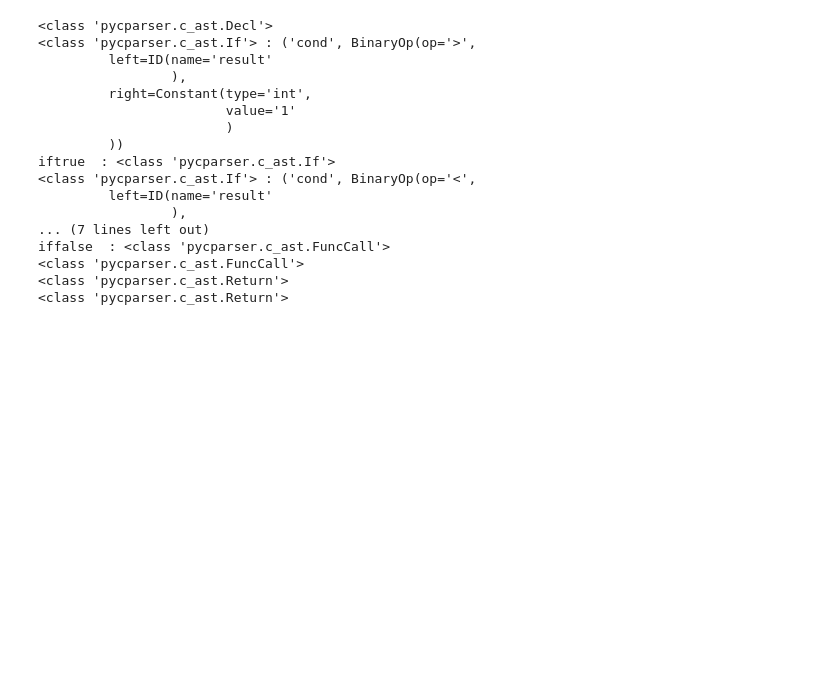
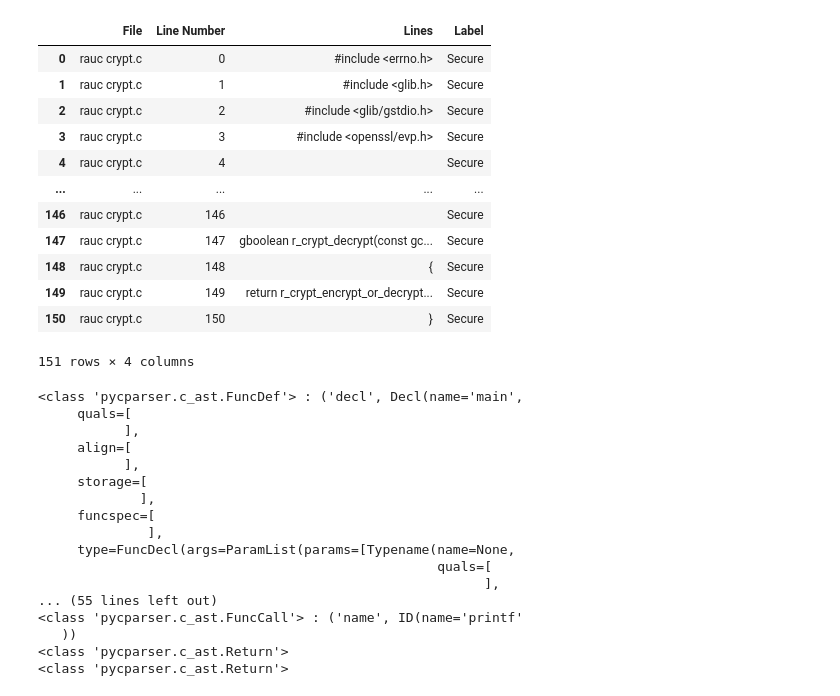
Before and after one commit to sakshmenon/Faulthunter-new-approach, a Jupyter notebook: Scripts/C_parser_prototype.ipynb, the cells around one changed output. Drawn from its saved outputs; the diff is of its cells as text; code cells hidden in the pictures; blank space fills up the shorter version.

Commit message:
node mapping and line offset

```diff
--- a/Scripts/C_parser_prototype.ipynb
+++ b/Scripts/C_parser_prototype.ipynb
@@ -62,3 +77,21 @@ int main(void)
+# %%
+df_dictionary = dataframe_init(gpu_token)
+# %%
+df_dictionary['rauc crypt.c']
+# %% [output]
+|  | File | Line Number | Lines | Label |
+| 0 | rauc crypt.c | 0 | #include <errno.h> | Secure |
+| 1 | rauc crypt.c | 1 | #include <glib.h> | Secure |
+| 2 | rauc crypt.c | 2 | #include <glib/gstdio.h> | Secure |
+| 3 | rauc crypt.c | 3 | #include <openssl/evp.h> | Secure |
+| 4 | rauc crypt.c | 4 |  | Secure |
+| ... | ... | ... | ... | ... |
+| 146 | rauc crypt.c | 146 |  | Secure |
+| 147 | rauc crypt.c | 147 | gboolean r_crypt_decrypt(const gc... | Secure |
+| 148 | rauc crypt.c | 148 | { | Secure |
+| 149 | rauc crypt.c | 149 | return r_crypt_encrypt_or_decrypt... | Secure |
+| 150 | rauc crypt.c | 150 | } | Secure |
+151 rows × 4 columns
 # %%
 parser = c_parser.CParser()
 generator = c_generator.CGenerator()
@@ -70,48 +109,58 @@ branch_insecurities = {pycparser.c_ast.If: {'key': 'cond', 'branches': ('iftrue'
 HAMMING_WEIGHT = 4
 # %%
-parent_ast = ast.children()[0][1].body
+parent_ast = ast#.children()[0][1].body
 
 NODE_LIST = []
+
+# def Func_walk(func_node):
+#     if func_node.children():
+#         sub_node = func_node.children()
+#         for node in sub_node:
+
 
 def walk(parent_ast, flag):
     if parent_ast.children():
         sub_ast = parent_ast.children()
+        # if sub_ast[0][1].decl.name == 'main' and not(flag):
+        #     walk(sub_ast[0][1], flag = 1)
         for node in sub_ast:
-            if type(node[1]) in list(branch_insecurities.keys()):
-                node_attrs = list((branch_insecurities[type(node[1])]['key'],) + branch_insecurities[type(node[1])]['branches'])
+            if type(node[1]) in list(explore.keys()):
+                node_attrs = list((explore[type(node[1])]['key'],) + explore[type(node[1])]['branches'])
                 node_attr = {i: False for i in node_attrs}
                 for sub_node in node[1].children():
                     node_attr[sub_node[0]] = sub_node
+                node_attr['node'] = ('node', node[1],)
 
                 print(type(node[1]), end = " : ")
-                print(node_attr[branch_insecurities[type(node[1])]['key']])
-                NODE_LIST.append(node_attr[branch_insecurities[type(node[1])]['key']])
-                for sub_node in branch_insecurities[type(node[1])]['branches']:
+                print(node_attr[explore[type(node[1])]['key']])
+                NODE_LIST.append([('type',type(node_attr['node'][1])), node_attr[explore[type(node[1])]['key']], node_attr['node']])
+                for sub_node in explore[type(node[1])]['branches']:
                     print(sub_node, " : {}".format(type(node_attr[sub_node][1].block_items[0]) if node_attr[sub_node] else node_attr[sub_node]))
                     if  node_attr[sub_node]:
                         walk(node_attr[sub_node][1], 1)
-            # elif(flag):
+            # elif (type(node[1]) == pycparser.c_ast.FuncCall):
+
             else:
                 print(type(node[1]))
-                NODE_LIST.append(type(node[1]))
+                NODE_LIST.append([('type', type(node[1])), ('key', False), ('node', node[1])])
 
 
 walk(parent_ast, 0)
 # %% [output]
-<class 'pycparser.c_ast.Decl'>
-<class 'pycparser.c_ast.If'> : ('cond', BinaryOp(op='>',
-         left=ID(name='result'
-                 ),
-         right=Constant(type='int',
-                        value='1'
-                        )
-         ))
-iftrue  : <class 'pycparser.c_ast.If'>
-<class 'pycparser.c_ast.If'> : ('cond', BinaryOp(op='<',
-         left=ID(name='result'
-                 ),
-... (7 lines left out)
-iffalse  : <class 'pycparser.c_ast.FuncCall'>
-<class 'pycparser.c_ast.FuncCall'>
+<class 'pycparser.c_ast.FuncDef'> : ('decl', Decl(name='main',
+     quals=[
+           ],
+     align=[
+           ],
+     storage=[
+             ],
+     funcspec=[
+              ],
+     type=FuncDecl(args=ParamList(params=[Typename(name=None,
+                                                   quals=[
+                                                         ],
+... (55 lines left out)
+<class 'pycparser.c_ast.FuncCall'> : ('name', ID(name='printf'
+   ))
 <class 'pycparser.c_ast.Return'>
 <class 'pycparser.c_ast.Return'>
```
Also changed, not shown: parts of 12 cells of this notebook, 3 other files.
